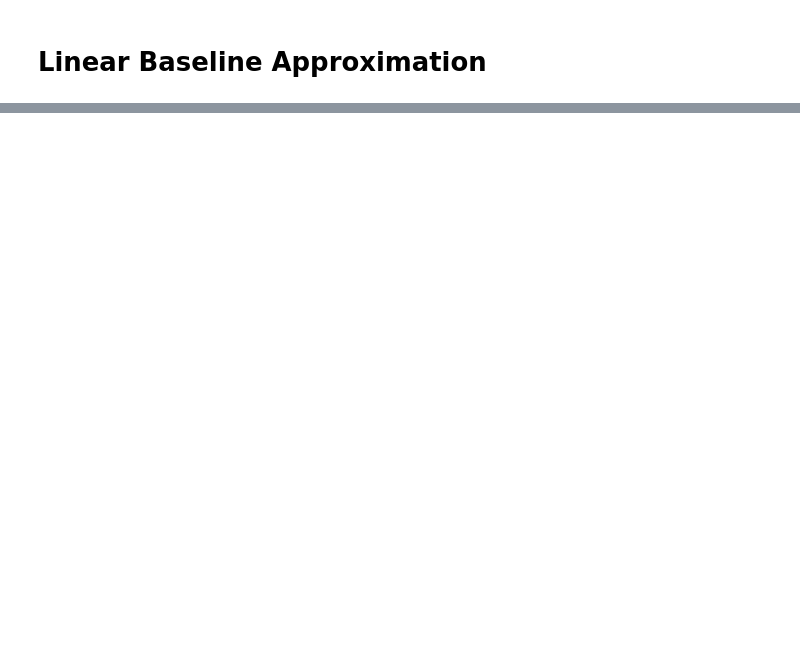
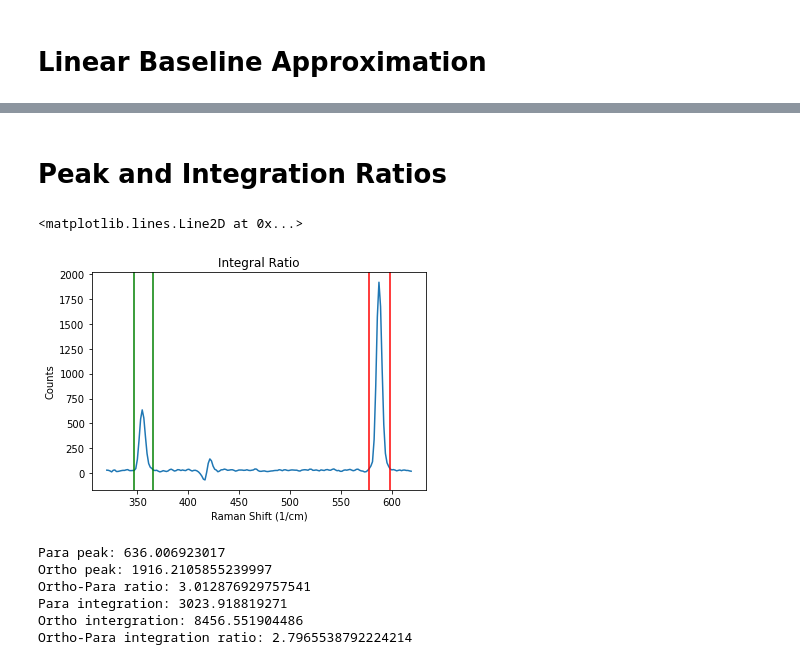
Before and after one commit to connrich/Ortho-Para-Pal, a Jupyter notebook: Ortho-Para Analysis Report.ipynb, the cells around one changed output, grey strips where cells are left out. Saved outputs shown, nothing was run; the diff lists cells and outputs as text; code cells hidden in the pictures; blank space fills up the shorter version.

```diff
--- a/Ortho-Para Analysis Report.ipynb
+++ b/Ortho-Para Analysis Report.ipynb
@@ -128,0 +129,48 @@ plt.legend(['Corrected', 'Original', 'Linear Baselline Approximation'])
+# %% [markdown]
+# Peak and Integration Ratios
+# %%
+peak_spectrum = windowed_spectrum.copy()
+
+plt.plot(peak_spectrum[0], peak_spectrum[1])
+plt.title('Integral Ratio')
+plt.xlabel(x_label)
+plt.ylabel(y_label)
+
+plt.axvline(x=347, color='g')
+plt.axvline(x=365, color='g')
+
+plt.axvline(x=578, color='r')
+plt.axvline(x=598, color='r')
+# %% [output]
+<matplotlib.lines.Line2D at 0x...>
+[figure, added]
+# %%
+peak_spectrum = windowed_spectrum.copy()
+
+para_peak = 0
+ortho_peak = 0
+para_integration = 0
+ortho_integration = 0
+
+for index, row in peak_spectrum.iterrows():
+    if row[0] > 347 and row[0] < 365:
+        para_peak = max(para_peak, row[1])
+        para_integration += row[1]
+    if row[0] > 578 and row[0] < 598:
+        ortho_peak = max(ortho_peak, row[1])
+        ortho_integration += row[1]
+
+print(f'Para peak: {para_peak}')
+print(f'Ortho peak: {ortho_peak}')
+print(f'Ortho-Para ratio: {ortho_peak / para_peak}')
+
+print(f'Para integration: {para_integration}')
+print(f'Ortho intergration: {ortho_integration}')
+print(f'Ortho-Para integration ratio: {ortho_integration / para_integration}')
+# %% [output]
+Para peak: 636.006923017
+Ortho peak: 1916.2105855239997
+Ortho-Para ratio: 3.012876929757541
+Para integration: 3023.918819271
+Ortho intergration: 8456.551904486
+Ortho-Para integration ratio: 2.7965538792224214
```
Also changed, not shown: parts of 2 cells of this notebook.
